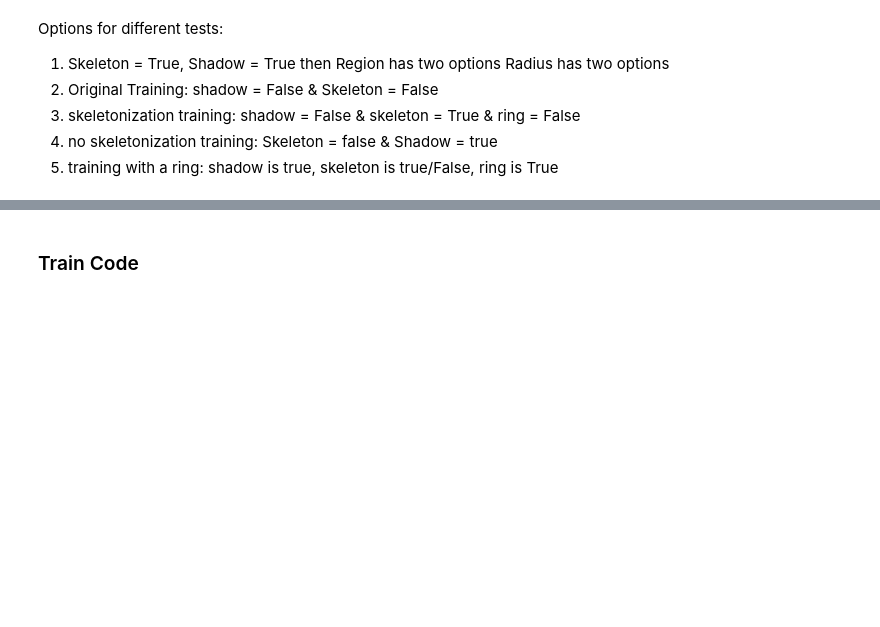
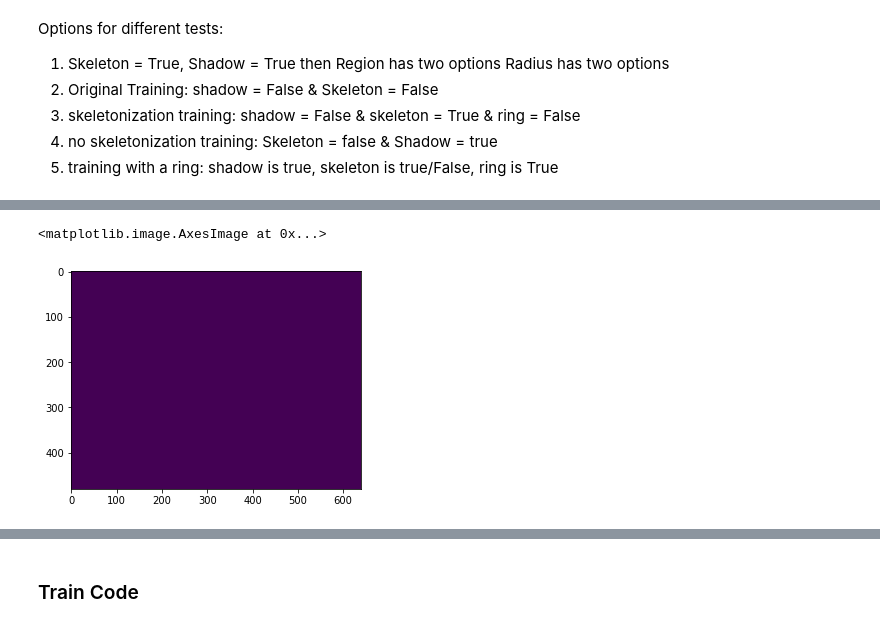
Before and after one commit to Centrattic/race, a Jupyter notebook: classifier_experiments/train.ipynb, the cells around one changed output, grey strips where cells are left out. Drawn from its saved outputs; the diff is of its cells as text; code cells hidden in the pictures; blank space fills up the shorter version.

```diff
--- a/classifier_experiments/train.ipynb
+++ b/classifier_experiments/train.ipynb
@@ -399,0 +397,5 @@ def determine_image_center(img, img_size, optic_csv_path): # using optic disk
+# %%
+plt.imshow(my_test_img2 - my_test_img)
+# %% [output]
+<matplotlib.image.AxesImage at 0x...>
+[figure, added]
```
Also changed, not shown: parts of 67 cells of this notebook, 1 other file.
